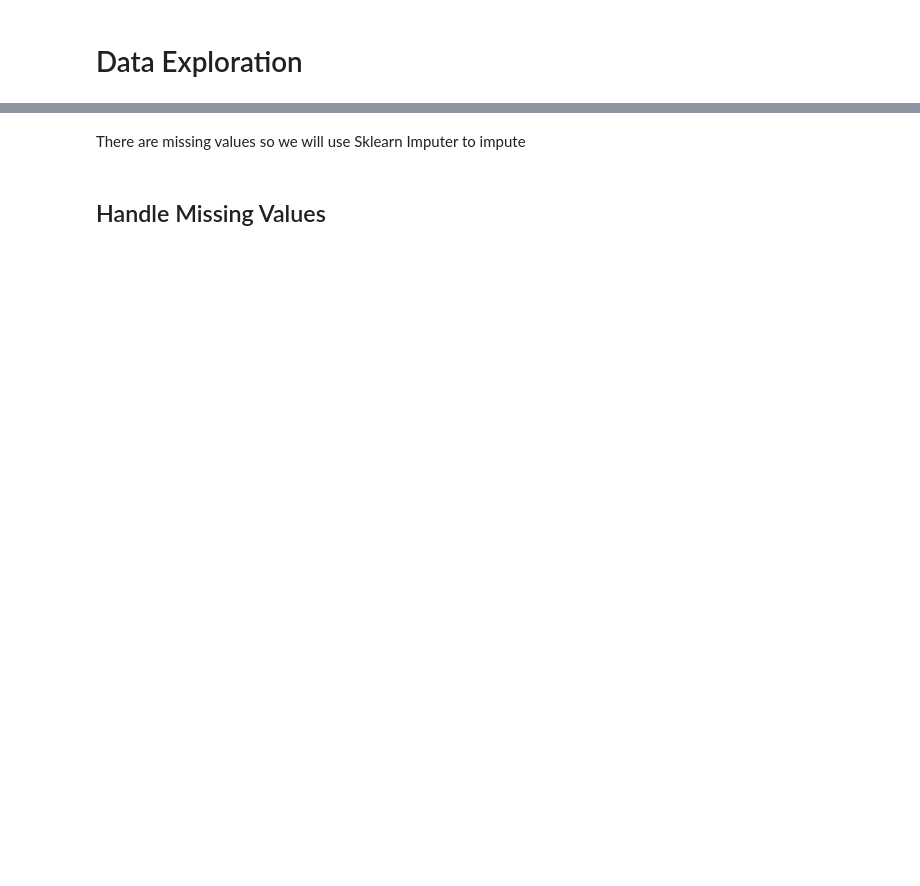
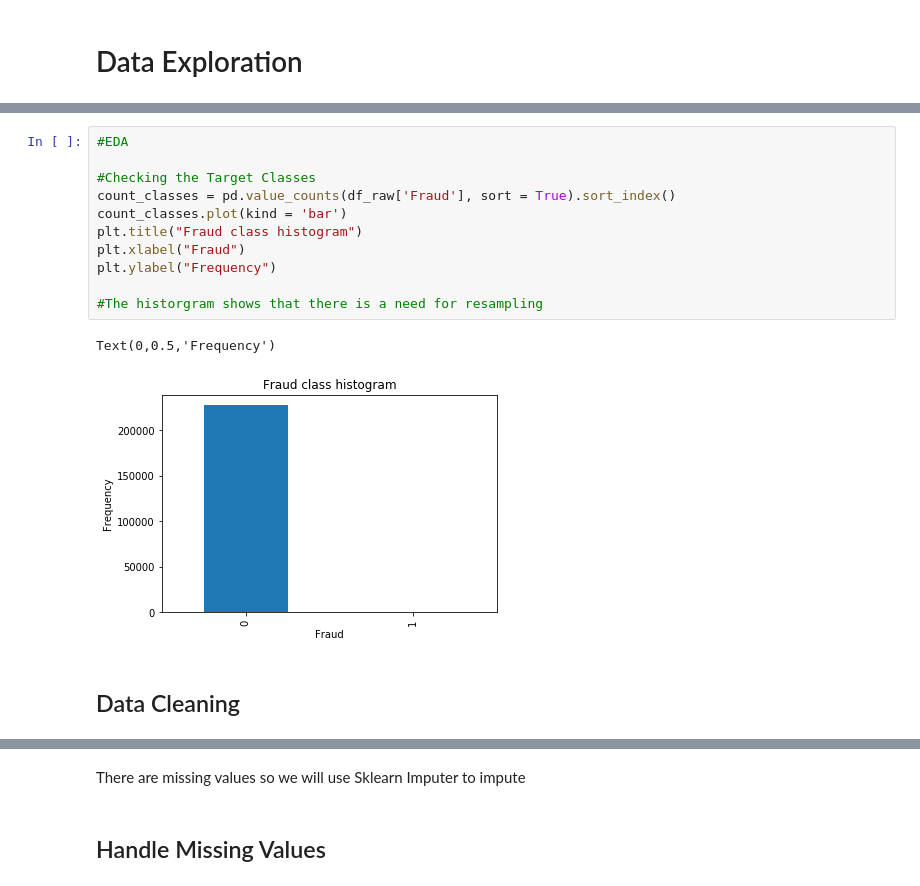
Before and after one commit to shubhamperiwal/fraud_detection, a Jupyter notebook: Final Notebook.ipynb, the cells around one changed output, grey strips where cells are left out. Cells and saved outputs as stored; diff of their text form; blank space fills up the shorter version.

```diff
--- a/Final Notebook.ipynb
+++ b/Final Notebook.ipynb
@@ -72 +90,17 @@ df[df.isnull().any(axis=1)].head()
 5 rows × 32 columns
+# %%
+#EDA
+
+#Checking the Target Classes
+count_classes = pd.value_counts(df_raw['Fraud'], sort = True).sort_index()
+count_classes.plot(kind = 'bar')
+plt.title("Fraud class histogram")
+plt.xlabel("Fraud")
+plt.ylabel("Frequency")
+
+#The historgram shows that there is a need for resampling
+# %% [output]
+Text(0,0.5,'Frequency')
+[figure, added]
+# %% [markdown]
+## Data Cleaning
```
Also changed, not shown: parts of 27 cells of this notebook, 3 other files.
